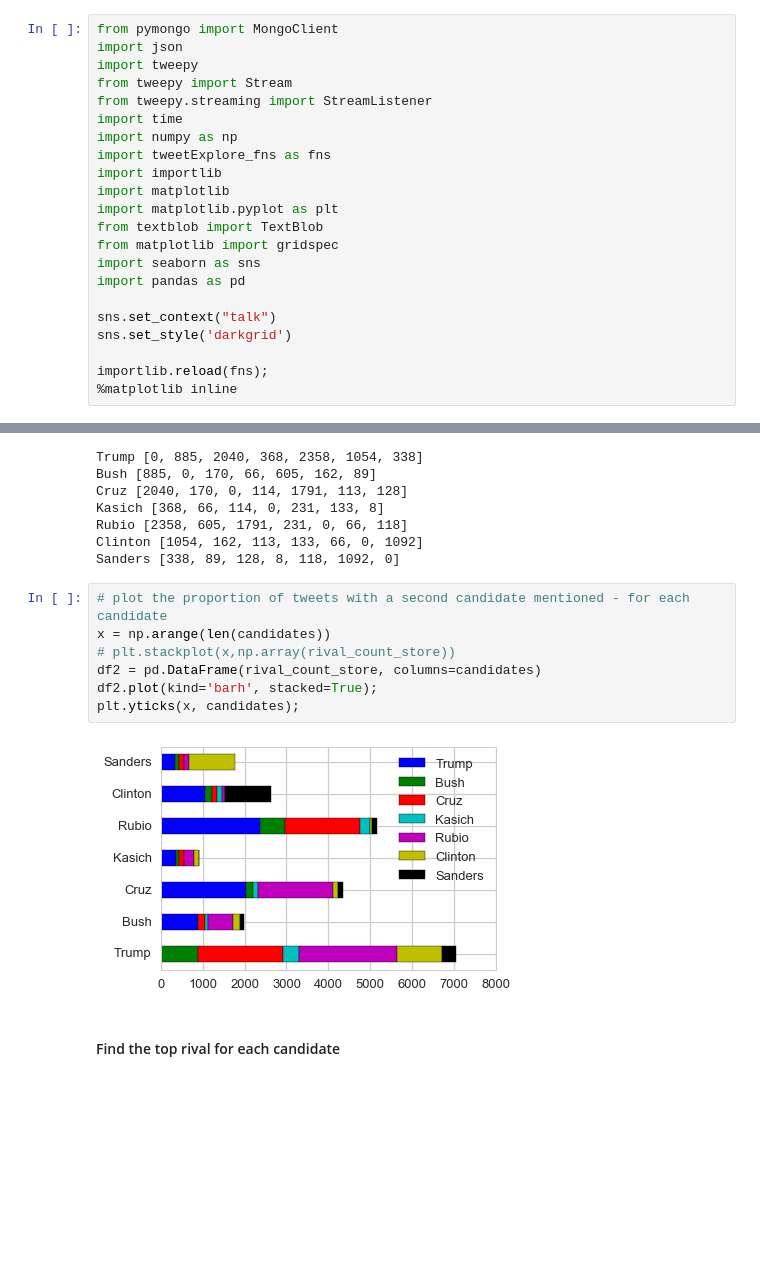
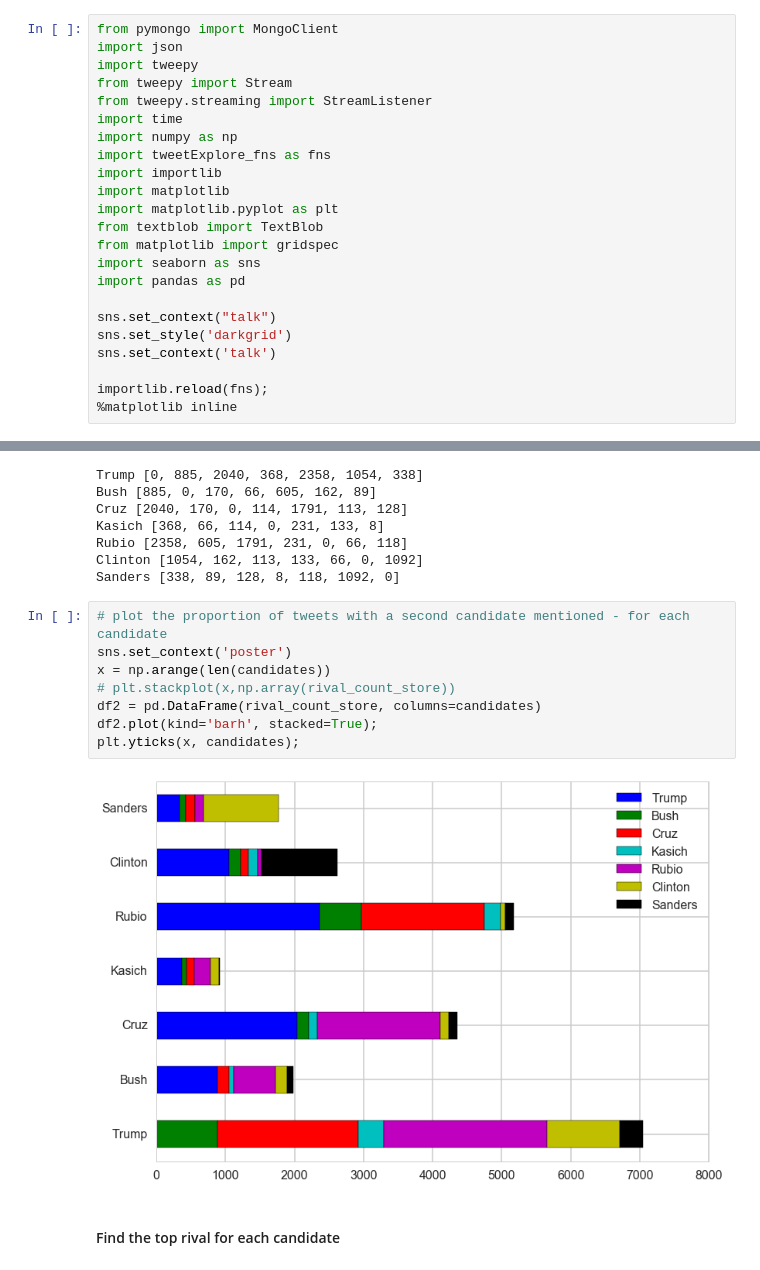
Before and after one commit to HoodPanther/pythoncode, a Jupyter notebook: tweetExplore.ipynb, the cells around one changed output, grey strips where cells are left out. Saved outputs shown, nothing was run; the diff lists cells and outputs as text; blank space fills up the shorter version.

```diff
--- a/tweetExplore.ipynb
+++ b/tweetExplore.ipynb
@@ -20,6 +20,7 @@ import pandas as pd
 
 sns.set_context("talk")
 sns.set_style('darkgrid')
+sns.set_context('talk')
 
 importlib.reload(fns);
 %matplotlib inline
@@ -466,13 +463,14 @@ Clinton [1054, 162, 113, 133, 66, 0, 1092]
 Sanders [338, 89, 128, 8, 118, 1092, 0]
 # %%
 # plot the proportion of tweets with a second candidate mentioned - for each candidate
+sns.set_context('poster')
 x = np.arange(len(candidates))
 # plt.stackplot(x,np.array(rival_count_store))
 df2 = pd.DataFrame(rival_count_store, columns=candidates)
 df2.plot(kind='barh', stacked=True);
 plt.yticks(x, candidates);
 # %% [output]
-[figure, old version]
+[figure, new version]
 # %% [markdown]
 #### Find the top rival for each candidate
 # %%
```
Also changed, not shown: parts of 3 cells of this notebook.
